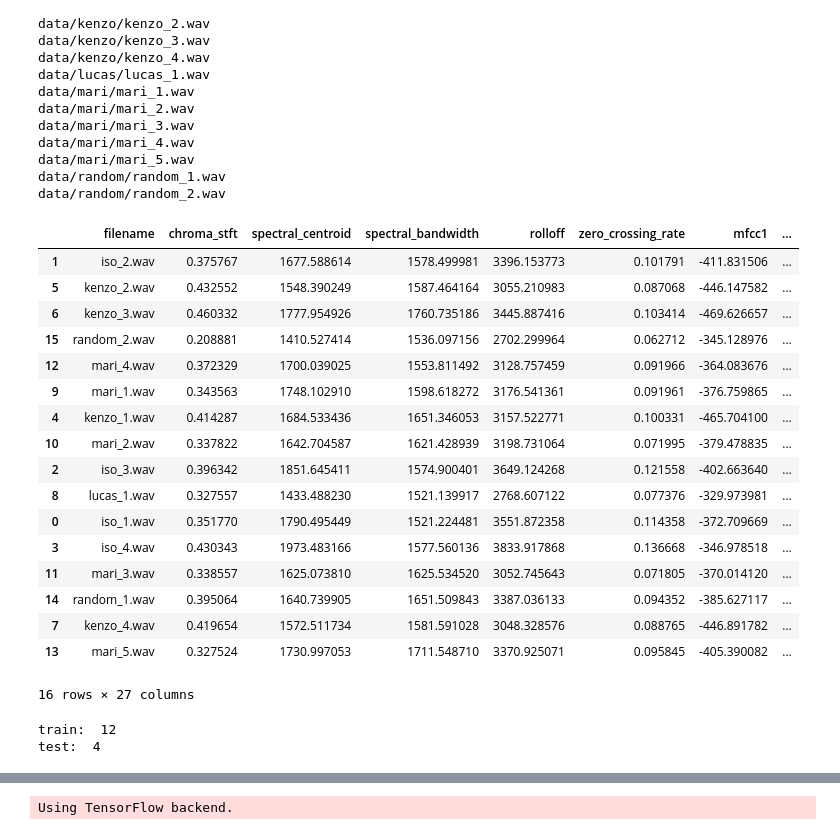
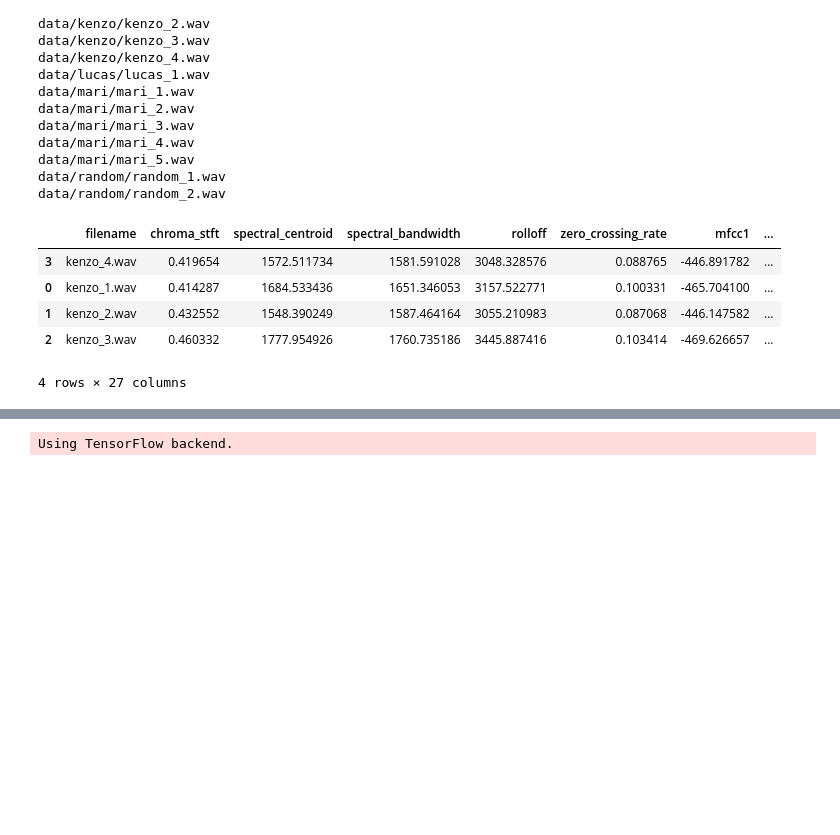
Before and after one commit to KenzoIkeizume/audio-recognizer, a Jupyter notebook: audio-recognizer.ipynb, the cells around one changed output, grey strips where cells are left out. Saved outputs shown, nothing was run; the diff lists cells and outputs as text; code cells hidden in the pictures; blank space fills up the shorter version.

```diff
--- a/audio-recognizer.ipynb
+++ b/audio-recognizer.ipynb
@@ -146,16 +146,13 @@ librosa.display.specshow(chromagram, x_axis='time', y_axis='chroma', hop_length=
 [figure]
 # %%
 import os
-
-# removendo os dados antigos
-data_file = 'csv/data.csv'
-os.remove(data_file)
 
 classes = []
 
 # buscando os nomes de todas as classes
 for name in os.listdir("data"):
     classes.append(name)
+    os.remove(f'csv/data_{name}.csv')
 
 # definindo os dados que serão analisados
 header = 'filename chroma_stft spectral_centroid spectral_bandwidth rolloff zero_crossing_rate'
@@ -175,8 +163,17 @@ with file:
 # %%
 import numpy as np
+import csv
 
 print(classes)
 for person in classes:
+    data_file = f'csv/data_{person}.csv'
+    file = open(data_file, 'a', newline='')
+
+    # criando csv para inserção de dados
+    with file:
+        writer = csv.writer(file)
+        writer.writerow(header)
+
     for filename in os.listdir(f'data/{person}'):
         songname = f'data/{person}/{filename}'
         print(songname)
@@ -215,25 +212,19 @@ data/mari/mari_5.wav
 data/random/random_1.wav
 data/random/random_2.wav
 # %%
-data = pd.read_csv('csv/data.csv')
-data = data.reindex(np.random.permutation(data.index))
-data.head(50)
+datas = []
+
+for person in classes:
+    data_file=f'csv/data_{person}.csv'
+    data=pd.read_csv(data_file)
+    data=data.reindex(np.random.permutation(data.index))
+    datas.append(data)
+
+datas[1].head()
 # %% [output]
 |  | filename | chroma_stft | spectral_centroid | spectral_bandwidth | rolloff | zero_crossing_rate | mfcc1 | ... |
-| 1 | iso_2.wav | 0.375767 | 1677.588614 | 1578.499981 | 3396.153773 | 0.101791 | -411.831506 | ... |
-| 5 | kenzo_2.wav | 0.432552 | 1548.390249 | 1587.464164 | 3055.210983 | 0.087068 | -446.147582 | ... |
-| 6 | kenzo_3.wav | 0.460332 | 1777.954926 | 1760.735186 | 3445.887416 | 0.103414 | -469.626657 | ... |
-| 15 | random_2.wav | 0.208881 | 1410.527414 | 1536.097156 | 2702.299964 | 0.062712 | -345.128976 | ... |
-| 12 | mari_4.wav | 0.372329 | 1700.039025 | 1553.811492 | 3128.757459 | 0.091966 | -364.083676 | ... |
-| 9 | mari_1.wav | 0.343563 | 1748.102910 | 1598.618272 | 3176.541361 | 0.091961 | -376.759865 | ... |
-| 4 | kenzo_1.wav | 0.414287 | 1684.533436 | 1651.346053 | 3157.522771 | 0.100331 | -465.704100 | ... |
-| 10 | mari_2.wav | 0.337822 | 1642.704587 | 1621.428939 | 3198.731064 | 0.071995 | -379.478835 | ... |
-| 2 | iso_3.wav | 0.396342 | 1851.645411 | 1574.900401 | 3649.124268 | 0.121558 | -402.663640 | ... |
-| 8 | lucas_1.wav | 0.327557 | 1433.488230 | 1521.139917 | 2768.607122 | 0.077376 | -329.973981 | ... |
-| 0 | iso_1.wav | 0.351770 | 1790.495449 | 1521.224481 | 3551.872358 | 0.114358 | -372.709669 | ... |
-| 3 | iso_4.wav | 0.430343 | 1973.483166 | 1577.560136 | 3833.917868 | 0.136668 | -346.978518 | ... |
-| 11 | mari_3.wav | 0.338557 | 1625.073810 | 1625.534520 | 3052.745643 | 0.071805 | -370.014120 | ... |
-| 14 | random_1.wav | 0.395064 | 1640.739905 | 1651.509843 | 3387.036133 | 0.094352 | -385.627117 | ... |
-| 7 | kenzo_4.wav | 0.419654 | 1572.511734 | 1581.591028 | 3048.328576 | 0.088765 | -446.891782 | ... |
-| 13 | mari_5.wav | 0.327524 | 1730.997053 | 1711.548710 | 3370.925071 | 0.095845 | -405.390082 | ... |
+| 3 | kenzo_4.wav | 0.419654 | 1572.511734 | 1581.591028 | 3048.328576 | 0.088765 | -446.891782 | ... |
+| 0 | kenzo_1.wav | 0.414287 | 1684.533436 | 1651.346053 | 3157.522771 | 0.100331 | -465.704100 | ... |
+| 1 | kenzo_2.wav | 0.432552 | 1548.390249 | 1587.464164 | 3055.210983 | 0.087068 | -446.147582 | ... |
+| 2 | kenzo_3.wav | 0.460332 | 1777.954926 | 1760.735186 | 3445.887416 | 0.103414 | -469.626657 | ... |
-16 rows × 27 columns
+4 rows × 27 columns
@@ -252,6 +230,0 @@ X_train, X_test, y_train, y_test = train_test_split(X, y, test_size=0.2)
-# %%
-print('train: ', len(y_train))
-print('test: ', len(y_test))
-# %% [output]
-train:  12
-test:  4
```
Also changed, not shown: parts of 11 cells of this notebook.
